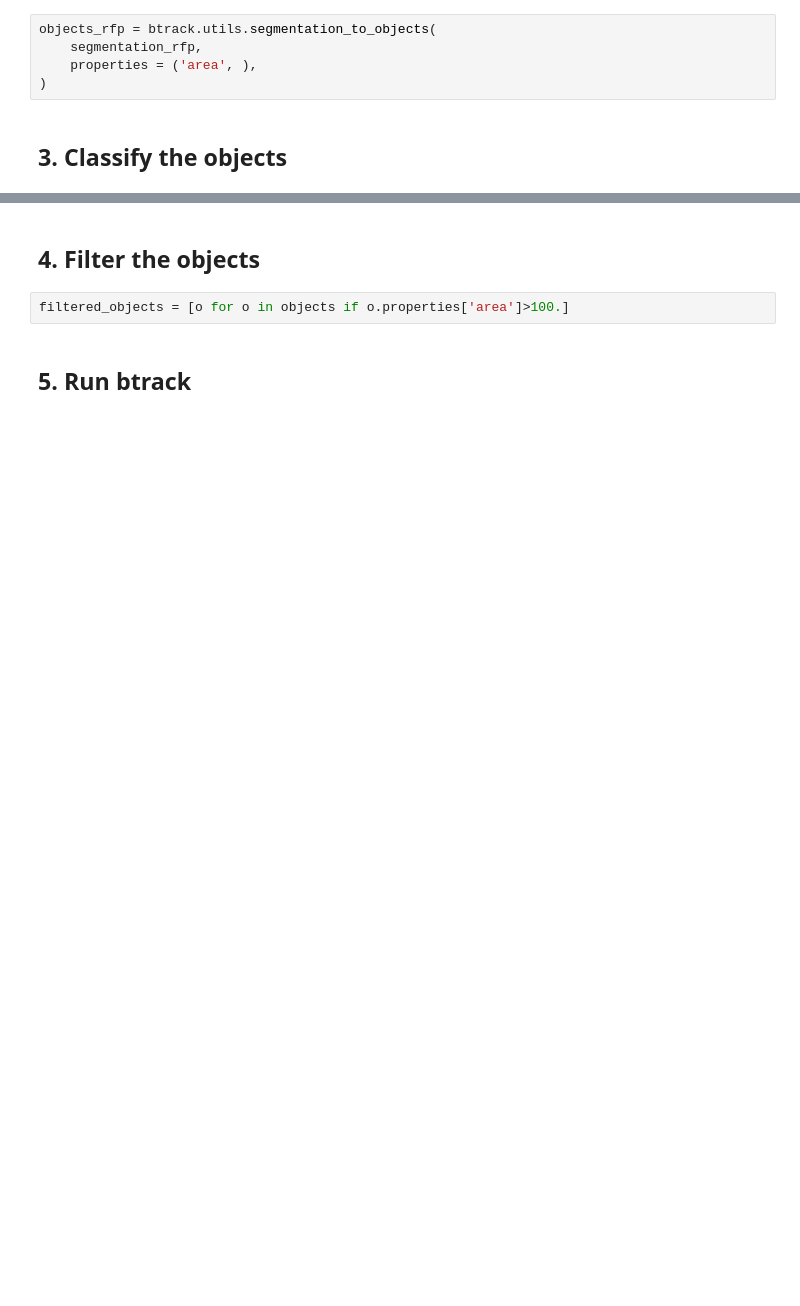
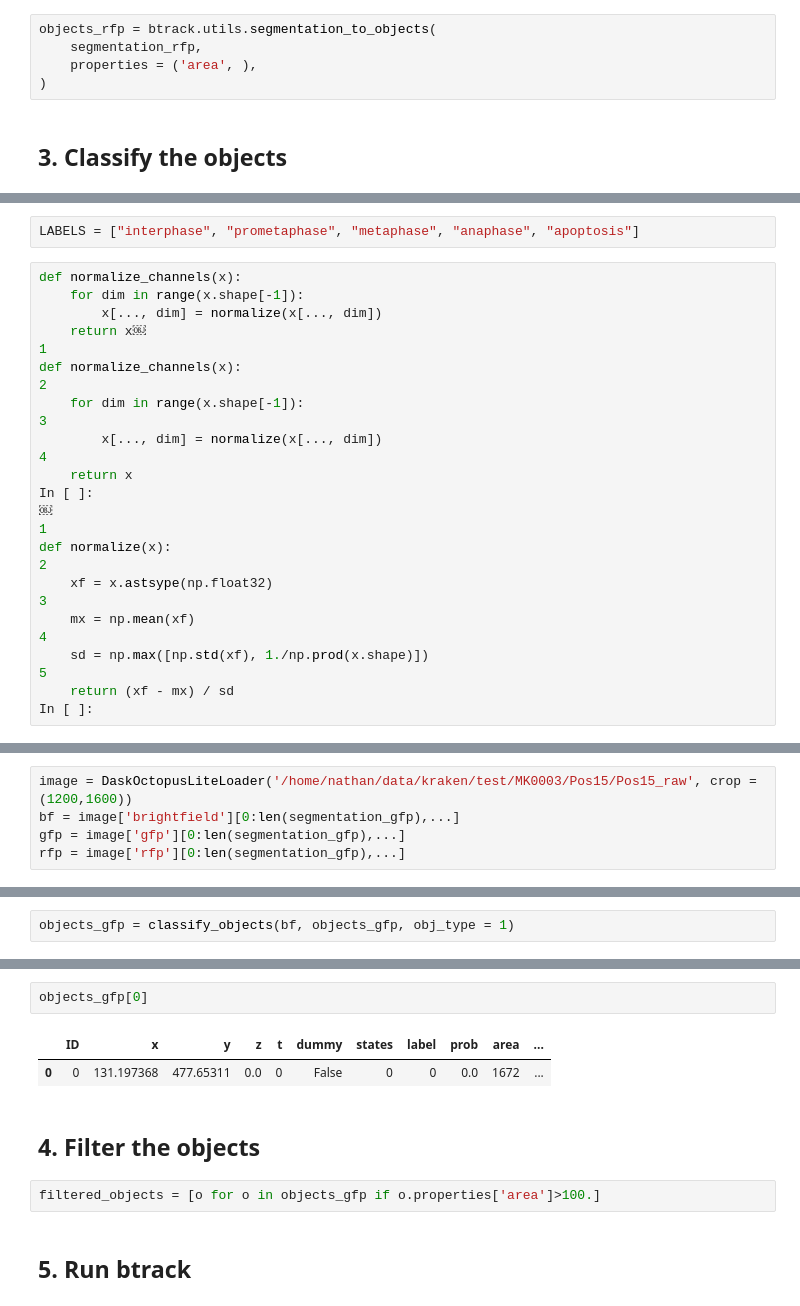
Before and after one commit to lowe-lab-ucl/segment-classify-track, a Jupyter notebook: cellx_classify.ipynb, the cells around one changed output, grey strips where cells are left out. Drawn from its saved outputs; the diff is of its cells as text; blank space fills up the shorter version.

```diff
--- a/cellx_classify.ipynb
+++ b/cellx_classify.ipynb
@@ -78,0 +91,28 @@ model = load_model(os.path.join(MODEL_PATH, "cellx_classifier_stardist.h5"))
+# %%
+LABELS = ["interphase", "prometaphase", "metaphase", "anaphase", "apoptosis"]
+# %%
+def normalize_channels(x):
+    for dim in range(x.shape[-1]):
+        x[..., dim] = normalize(x[..., dim])
+    return x￼
+1
+def normalize_channels(x):
+2
+    for dim in range(x.shape[-1]):
+3
+        x[..., dim] = normalize(x[..., dim])
+4
+    return x
+In [ ]:
+￼
+1
+def normalize(x):
+2
+    xf = x.astsype(np.float32)
+3
+    mx = np.mean(xf)
+4
+    sd = np.max([np.std(xf), 1./np.prod(x.shape)])
+5
+    return (xf - mx) / sd
+In [ ]:
@@ -78,0 +178,5 @@ model = load_model(os.path.join(MODEL_PATH, "cellx_classifier_stardist.h5"))
+# %%
+image = DaskOctopusLiteLoader('/home/nathan/data/kraken/test/MK0003/Pos15/Pos15_raw', crop = (1200,1600))
+bf = image['brightfield'][0:len(segmentation_gfp),...]
+gfp = image['gfp'][0:len(segmentation_gfp),...]
+rfp = image['rfp'][0:len(segmentation_gfp),...]
@@ -78,0 +185,2 @@ model = load_model(os.path.join(MODEL_PATH, "cellx_classifier_stardist.h5"))
+# %%
+objects_gfp = classify_objects(bf, objects_gfp, obj_type = 1)
@@ -79,7 +199,12 @@ model = load_model(os.path.join(MODEL_PATH, "cellx_classifier_stardist.h5"))
+# %%
+objects_gfp[0]
+# %% [output]
+|  | ID | x | y | z | t | dummy | states | label | prob | area | ... |
+| 0 | 0 | 131.197368 | 477.65311 | 0.0 | 0 | False | 0 | 0 | 0.0 | 1672 | ... |
 # %% [markdown]
 ## 4. Filter the objects
 # %%
-filtered_objects = [o for o in objects if o.properties['area']>100.]
+filtered_objects = [o for o in objects_gfp if o.properties['area']>100.]
 # %% [markdown]
 ## 5. Run btrack
 # %%
```
Also changed, not shown: parts of 17 cells of this notebook, 1 other file.
